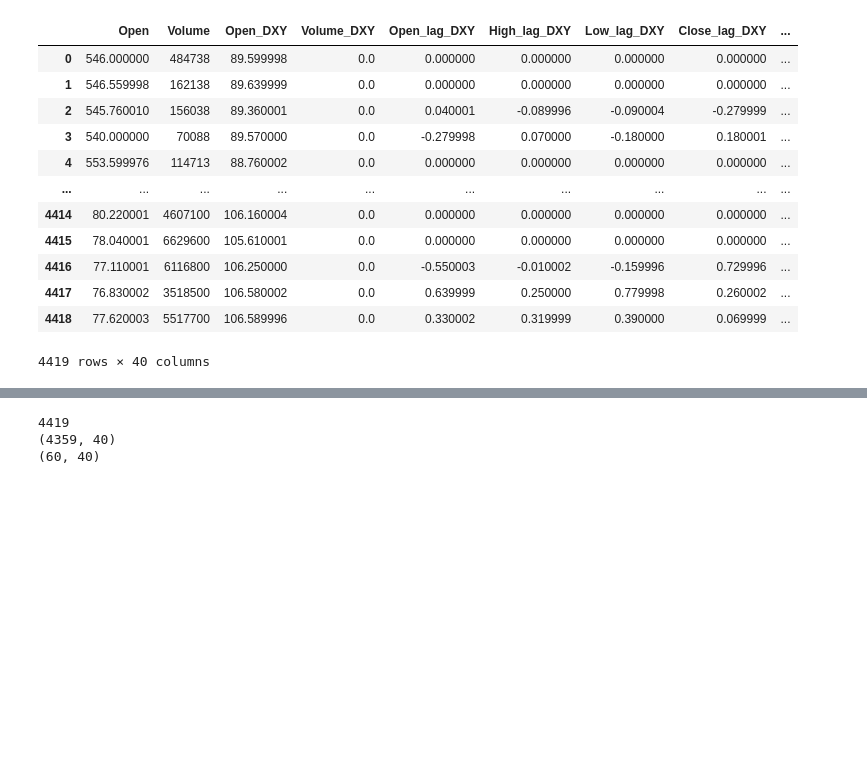
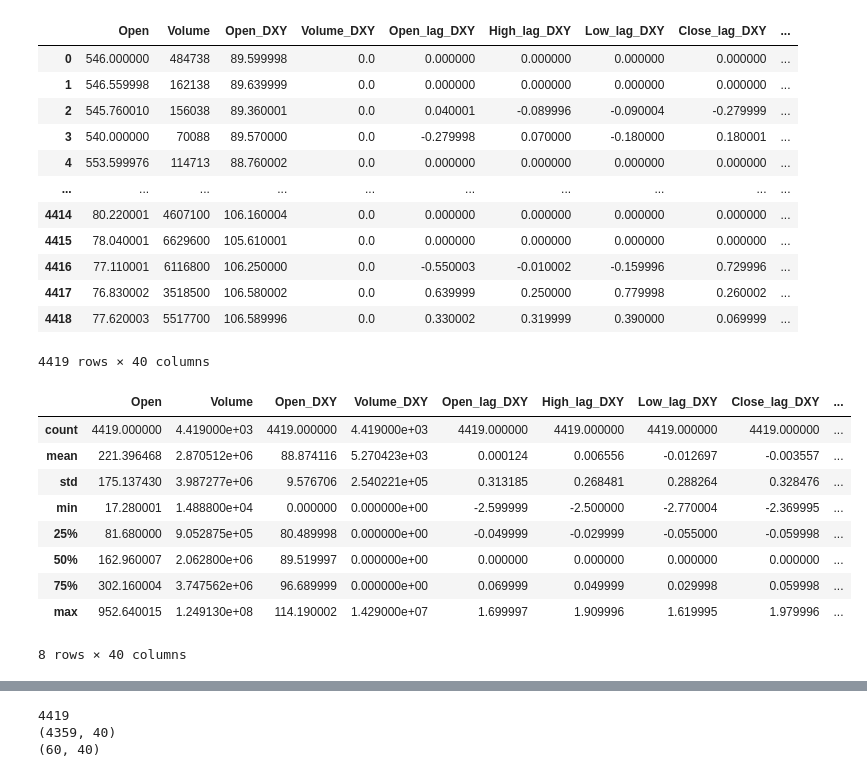
Before and after one commit to VibhuKrovvidi/USO_ETF_Day_Trading, a Jupyter notebook: notebooks/4_strategy.ipynb, the cells around one changed output, grey strips where cells are left out. Cells and saved outputs as stored; diff of their text form; code cells hidden in the pictures; blank space fills up the shorter version.

```diff
--- a/notebooks/4_strategy.ipynb
+++ b/notebooks/4_strategy.ipynb
@@ -19,3 +19,16 @@ master_df
 | 4417 | 76.830002 | 3518500 | 106.580002 | 0.0 | 0.639999 | 0.250000 | 0.779998 | 0.260002 | ... |
 | 4418 | 77.620003 | 5517700 | 106.589996 | 0.0 | 0.330002 | 0.319999 | 0.390000 | 0.069999 | ... |
 4419 rows × 40 columns
+# %%
+master_df.describe()
+# %% [output]
+|  | Open | Volume | Open_DXY | Volume_DXY | Open_lag_DXY | High_lag_DXY | Low_lag_DXY | Close_lag_DXY | ... |
+| count | 4419.000000 | 4.419000e+03 | 4419.000000 | 4.419000e+03 | 4419.000000 | 4419.000000 | 4419.000000 | 4419.000000 | ... |
+| mean | 221.396468 | 2.870512e+06 | 88.874116 | 5.270423e+03 | 0.000124 | 0.006556 | -0.012697 | -0.003557 | ... |
+| std | 175.137430 | 3.987277e+06 | 9.576706 | 2.540221e+05 | 0.313185 | 0.268481 | 0.288264 | 0.328476 | ... |
+| min | 17.280001 | 1.488800e+04 | 0.000000 | 0.000000e+00 | -2.599999 | -2.500000 | -2.770004 | -2.369995 | ... |
+| 25% | 81.680000 | 9.052875e+05 | 80.489998 | 0.000000e+00 | -0.049999 | -0.029999 | -0.055000 | -0.059998 | ... |
+| 50% | 162.960007 | 2.062800e+06 | 89.519997 | 0.000000e+00 | 0.000000 | 0.000000 | 0.000000 | 0.000000 | ... |
+| 75% | 302.160004 | 3.747562e+06 | 96.689999 | 0.000000e+00 | 0.069999 | 0.049999 | 0.029998 | 0.059998 | ... |
+| max | 952.640015 | 1.249130e+08 | 114.190002 | 1.429000e+07 | 1.699997 | 1.909996 | 1.619995 | 1.979996 | ... |
+8 rows × 40 columns
```
Also changed, not shown: parts of 4 cells of this notebook, 1 other file.
